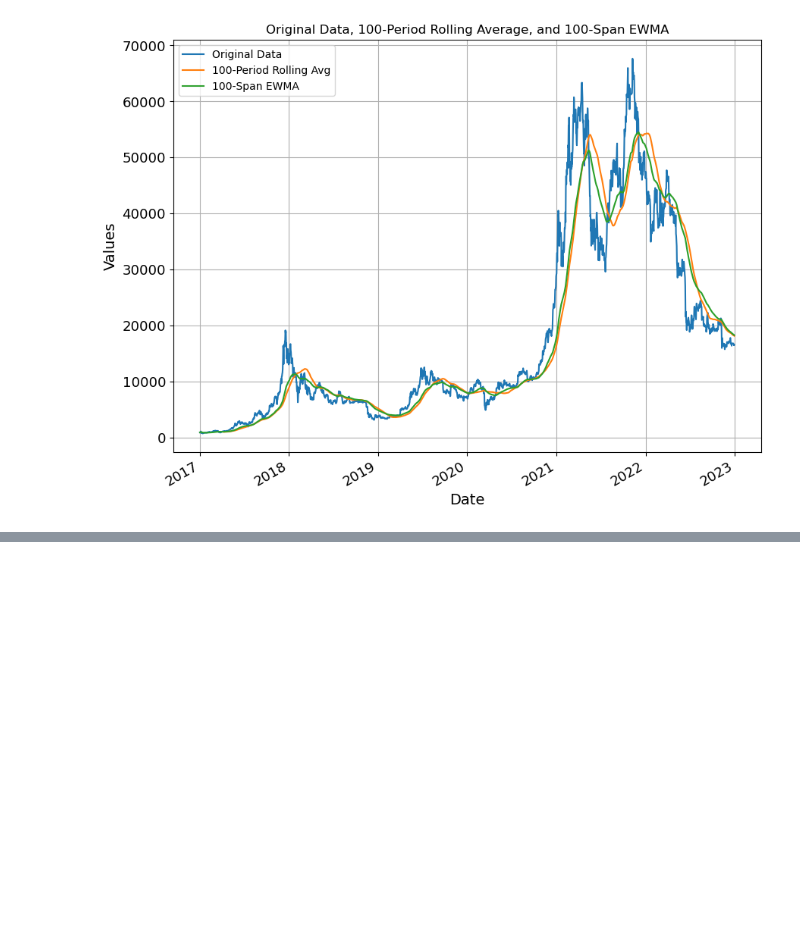
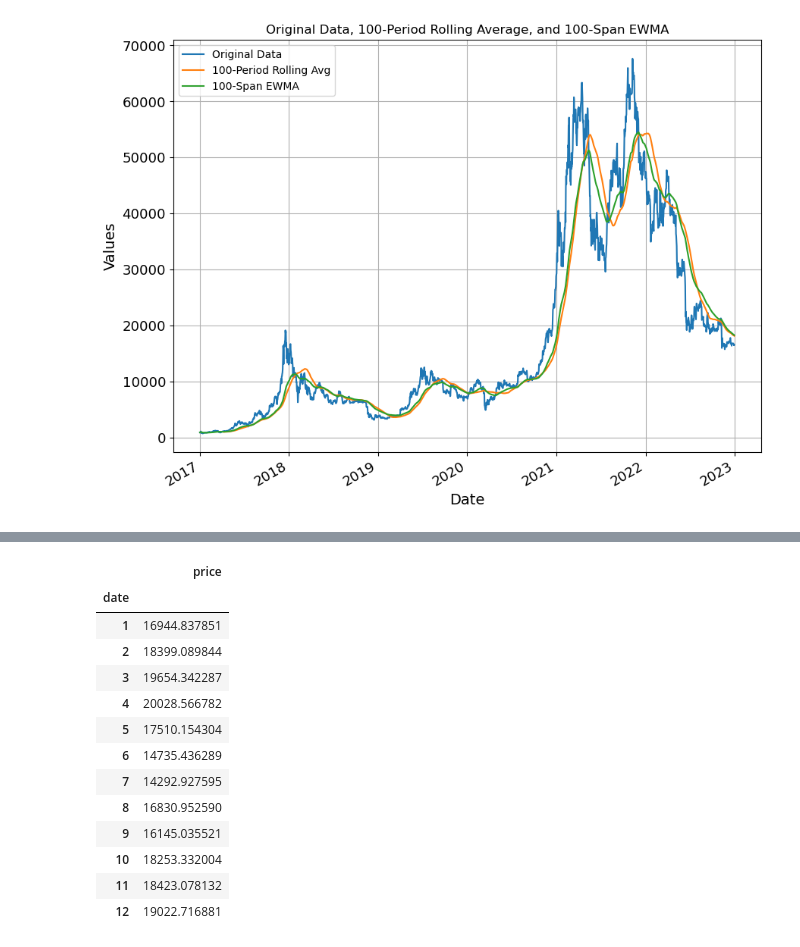
Before and after one commit to mbabeykoon/TimeSeriesAnalysis, a Jupyter notebook: Scripts/Time_Series_Analysis_Diff_Shift_Rolling_EWMA.ipynb, the cells around one changed output, grey strips where cells are left out. Drawn from its saved outputs; the diff is of its cells as text; code cells hidden in the pictures; blank space fills up the shorter version.

```diff
--- a/Scripts/Time_Series_Analysis_Diff_Shift_Rolling_EWMA.ipynb
+++ b/Scripts/Time_Series_Analysis_Diff_Shift_Rolling_EWMA.ipynb
@@ -400,0 +425,18 @@ plt.show()
+# %%
+# group the whole data by month
+data.groupby(data.index.month).mean()
+# %% [output]
+|  | price |
+| date |  |
+| 1 | 16944.837851 |
+| 2 | 18399.089844 |
+| 3 | 19654.342287 |
+| 4 | 20028.566782 |
+| 5 | 17510.154304 |
+| 6 | 14735.436289 |
+| 7 | 14292.927595 |
+| 8 | 16830.952590 |
+| 9 | 16145.035521 |
+| 10 | 18253.332004 |
+| 11 | 18423.078132 |
+| 12 | 19022.716881 |
```
Also changed, not shown: parts of 11 cells of this notebook.
